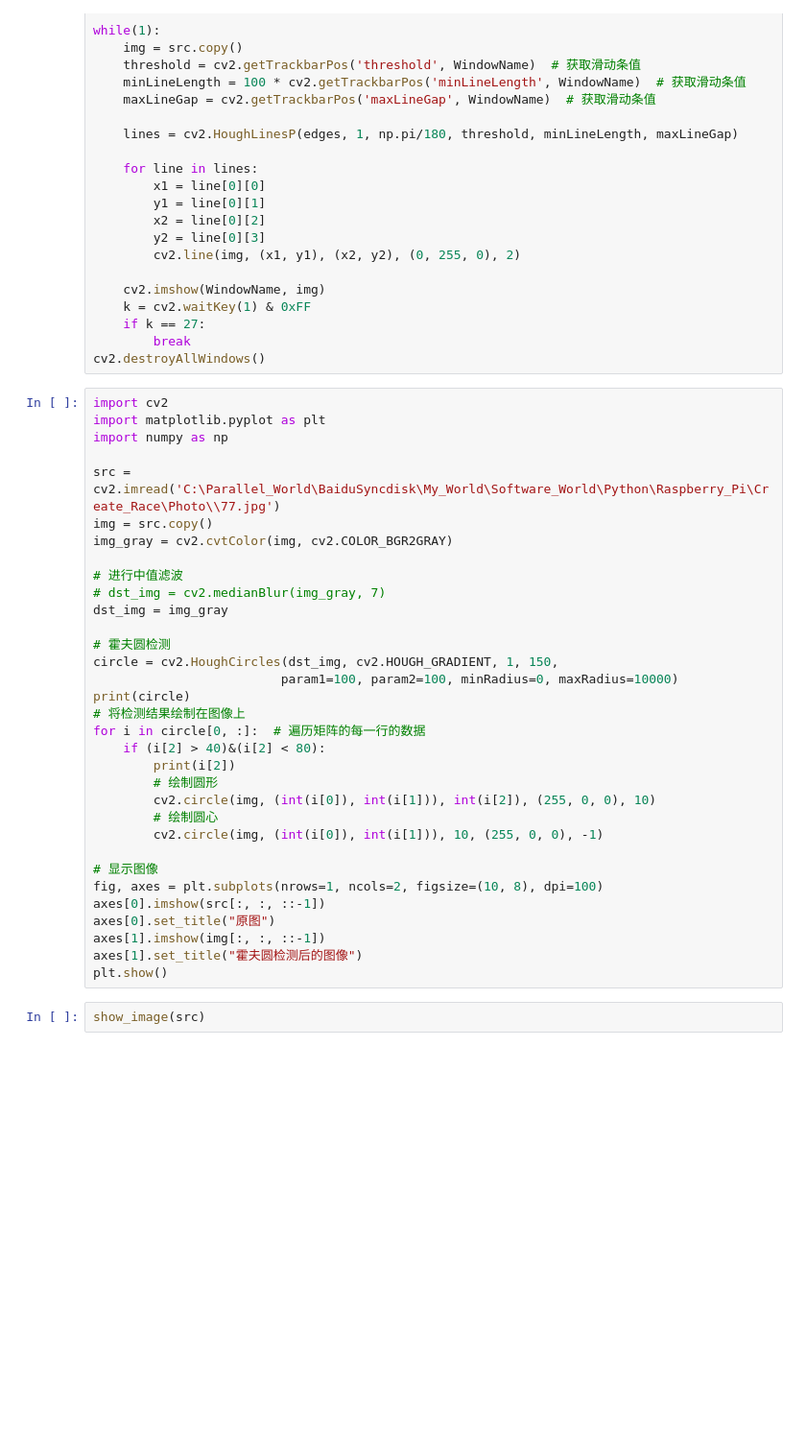
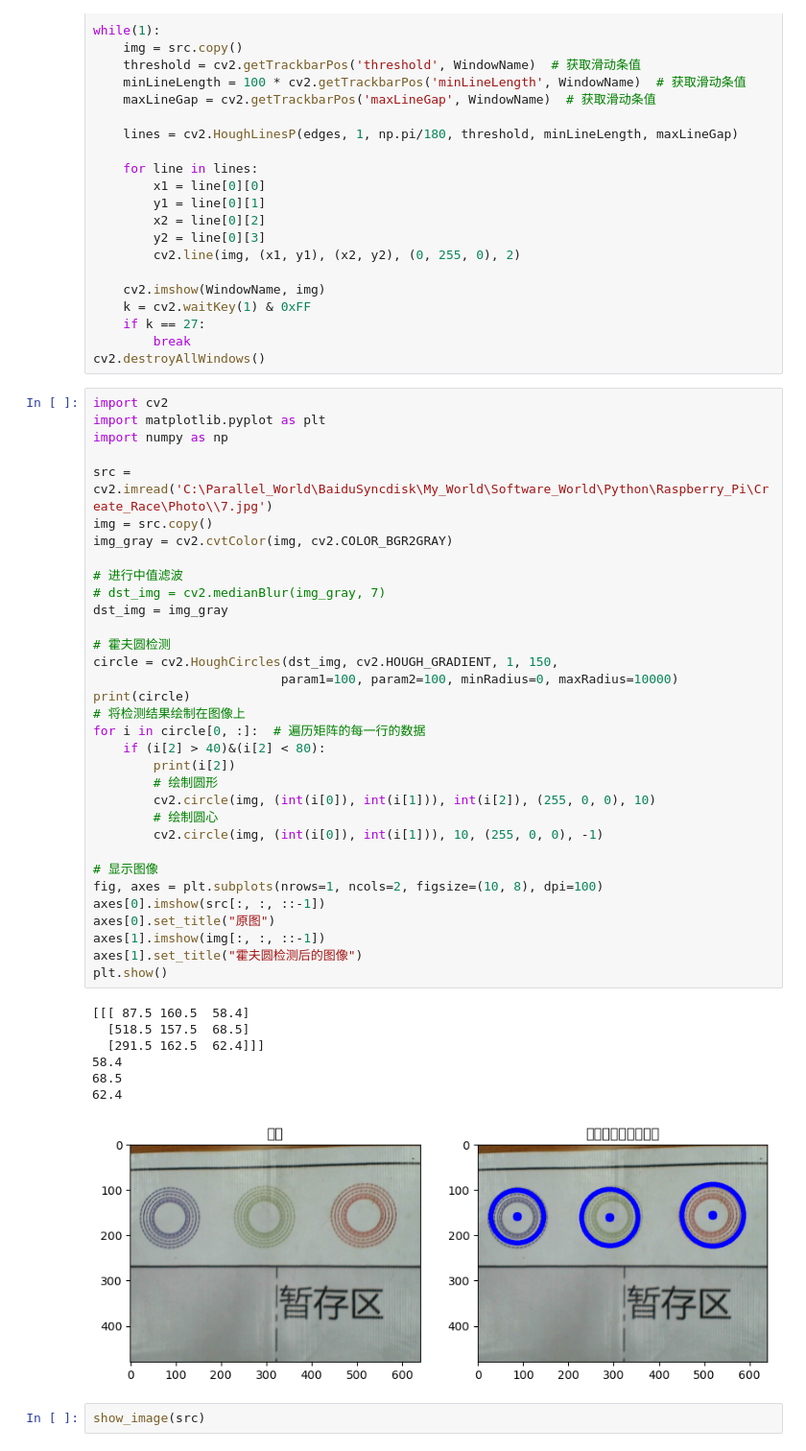
Before and after one commit to RogersSccot/Raspberry_Pi, a Jupyter notebook: Create_Race/GCR_draft.ipynb, the cells around one changed output. Shown at 96% size. Saved outputs shown, nothing was run; the diff lists cells and outputs as text; blank space fills up the shorter version.

```diff
--- a/Create_Race/GCR_draft.ipynb
+++ b/Create_Race/GCR_draft.ipynb
@@ -309,34 +309,42 @@ import cv2
 import matplotlib.pyplot as plt
 import numpy as np
 
-src = cv2.imread('C:\Parallel_World\BaiduSyncdisk\My_World\Software_World\Python\Raspberry_Pi\Create_Race\Photo\\77.jpg')
+src = cv2.imread('C:\Parallel_World\BaiduSyncdisk\My_World\Software_World\Python\Raspberry_Pi\Create_Race\Photo\\7.jpg')
 img = src.copy()
 img_gray = cv2.cvtColor(img, cv2.COLOR_BGR2GRAY)
 
 # 进行中值滤波
 # dst_img = cv2.medianBlur(img_gray, 7)
 dst_img = img_gray
 
 # 霍夫圆检测
 circle = cv2.HoughCircles(dst_img, cv2.HOUGH_GRADIENT, 1, 150,
                          param1=100, param2=100, minRadius=0, maxRadius=10000)
 print(circle)
 # 将检测结果绘制在图像上
 for i in circle[0, :]:  # 遍历矩阵的每一行的数据
     if (i[2] > 40)&(i[2] < 80):
         print(i[2])
         # 绘制圆形
         cv2.circle(img, (int(i[0]), int(i[1])), int(i[2]), (255, 0, 0), 10)
         # 绘制圆心
         cv2.circle(img, (int(i[0]), int(i[1])), 10, (255, 0, 0), -1)
 
 # 显示图像
 fig, axes = plt.subplots(nrows=1, ncols=2, figsize=(10, 8), dpi=100)
 axes[0].imshow(src[:, :, ::-1])
 axes[0].set_title("原图")
 axes[1].imshow(img[:, :, ::-1])
 axes[1].set_title("霍夫圆检测后的图像")
 plt.show()
+# %% [output]
+[[[ 87.5 160.5  58.4]
+  [518.5 157.5  68.5]
+  [291.5 162.5  62.4]]]
+58.4
+68.5
+62.4
+[figure, added]
 # %%
 show_image(src)
 # %%
```
Also changed, not shown: parts of 3 cells of this notebook, 10 other files.
